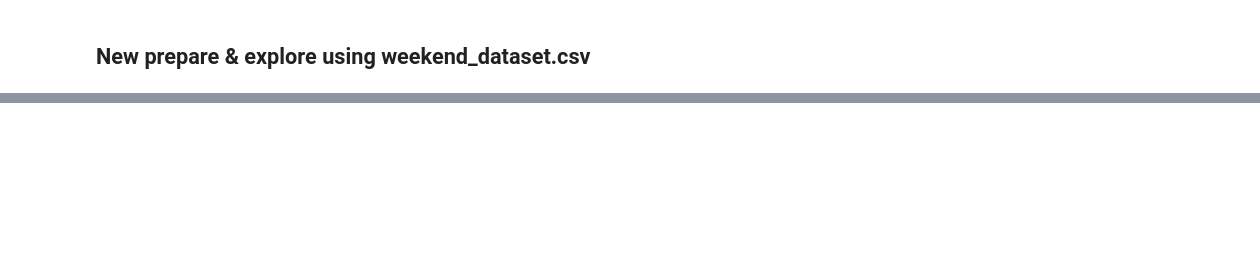
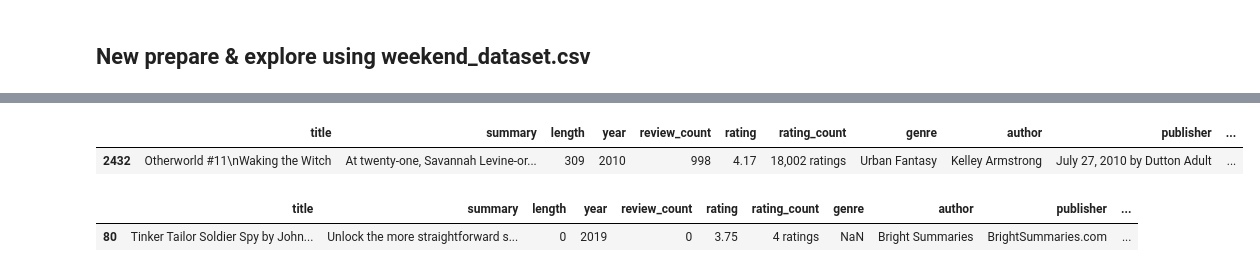
Before and after one commit to Booookkkkkssss/books_main, a Jupyter notebook: magdalena/new_prep_explore_weekend_dataset.ipynb, the cells around one changed output, grey strips where cells are left out. Drawn from its saved outputs; the diff is of its cells as text; code cells hidden in the pictures; blank space fills up the shorter version.

```diff
--- a/magdalena/new_prep_explore_weekend_dataset.ipynb
+++ b/magdalena/new_prep_explore_weekend_dataset.ipynb
@@ -111,0 +115,12 @@ dtype: int64
+# %%
+df.sample()
+# %% [output]
+|  | title | summary | length | year | review_count | rating | rating_count | genre | author | publisher | ... |
+| 2432 | Otherworld #11\nWaking the Witch | At twenty-one, Savannah Levine-or... | 309 | 2010 | 998 | 4.17 | 18,002 ratings | Urban Fantasy | Kelley Armstrong | July 27, 2010 by Dutton Adult | ... |
+# %%
+# looking at books with no publisher
+
+df[df['genre'].isna()].sample()
+# %% [output]
+|  | title | summary | length | year | review_count | rating | rating_count | genre | author | publisher | ... |
+| 80 | Tinker Tailor Soldier Spy by John... | Unlock the more straightforward s... | 0 | 2019 | 0 | 3.75 | 4 ratings | NaN | Bright Summaries | BrightSummaries.com | ... |
```
Also changed, not shown: parts of 28 cells of this notebook.
